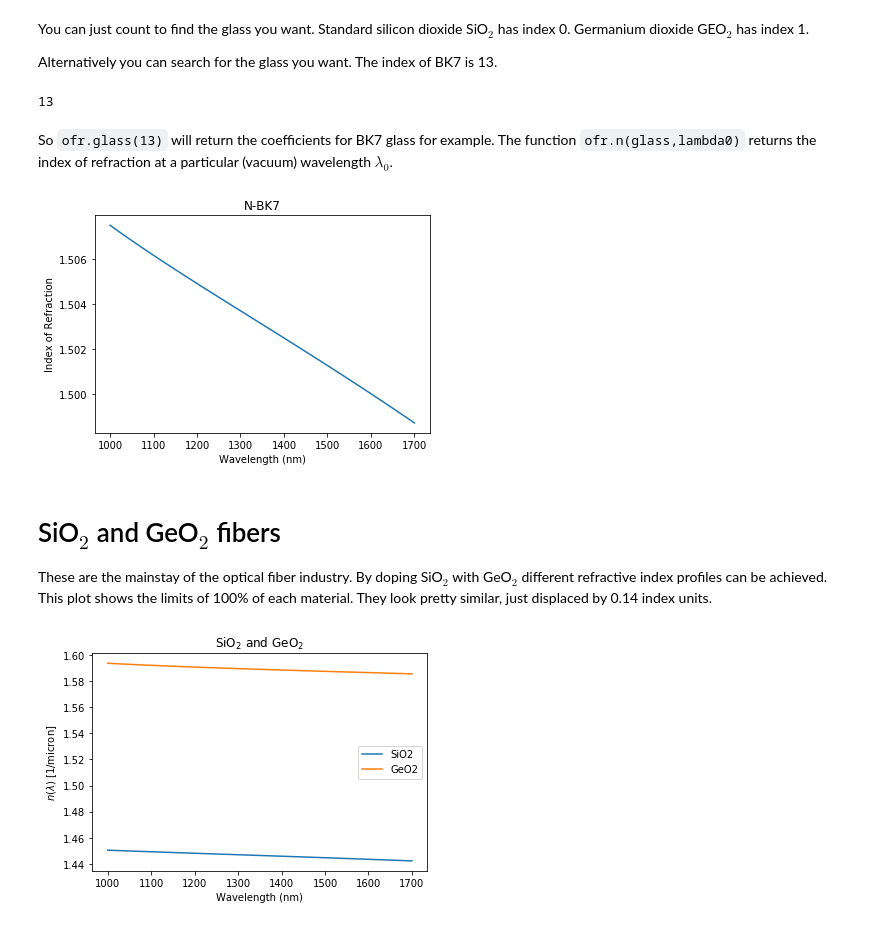
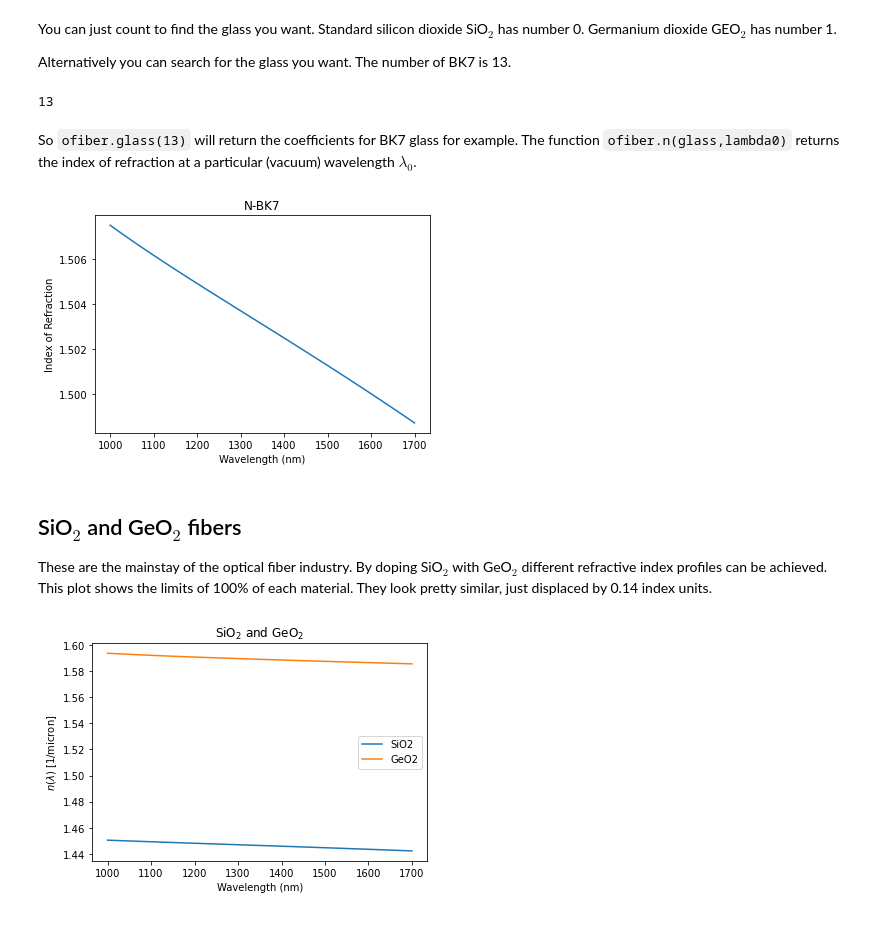
Before and after one commit to scottprahl/ofiber, a Jupyter notebook: docs/1-Refractive-Index.ipynb, the cells around one changed output. Drawn from its saved outputs; the diff is of its cells as text; code cells hidden in the pictures.

```diff
--- a/docs/1-Refractive-Index.ipynb
+++ b/docs/1-Refractive-Index.ipynb
@@ -46,7 +39,7 @@ print(ofr.ALL_GLASS_NAMES)
  'P-SF68' 'P-SF69' 'P-SF8' 'P-SK57' 'P-SK57' 'P-SK58' 'P-SK60' 'SF1'
  'SF10' 'SF11' 'SF2' 'SF4' 'SF5' 'SF56A' 'SF57']
 # %% [markdown]
-You can just count to find the glass you want.  Standard silicon dioxide SiO$_2$ has index 0.  Germanium dioxide GEO$_2$ has index 1.
+You can just count to find the glass you want.  Standard silicon dioxide SiO$_2$ has number 0.  Germanium dioxide GEO$_2$ has number 1.
 
-Alternatively you can search for the glass you want.  The index of BK7 is 13.
+Alternatively you can search for the glass you want.  The number of BK7 is 13.
 # %%
@@ -54,21 +47,21 @@ ofr.find_glass("BK7")
 # %% [output]
 13
 # %% [markdown]
-So `ofr.glass(13)` will return the coefficients for BK7 glass for example.  The function `ofr.n(glass,lambda0)` returns the index of refraction at a particular (vacuum) wavelength $\lambda_0$.
+So `ofiber.glass(13)` will return the coefficients for BK7 glass for example.  The function `ofiber.n(glass,lambda0)` returns the index of refraction at a particular (vacuum) wavelength $\lambda_0$.
 # %%
-glass = ofr.glass(13)
-name = ofr.glass_name(13)
+glass = ofiber.glass(13)
+name = ofiber.glass_name(13)
 lambda0 = np.linspace(1000,1700,100)*1e-9
-n = ofr.n(glass,lambda0)
+n = ofiber.n(glass,lambda0)
 plt.plot(lambda0*1e9,n)
 plt.title(name)
 plt.xlabel('Wavelength (nm)')
 plt.ylabel('Index of Refraction')
 plt.show()
 # %% [output]
-[figure, old version]
+[figure, new version]
 # %% [markdown]
-# SiO$_2$ and GeO$_2$ fibers
+## SiO$_2$ and GeO$_2$ fibers
 
 These are the mainstay of the optical fiber industry.  By doping SiO$_2$ with GeO$_2$ different refractive index profiles can be achieved.  This plot shows the limits of 100% of each material.  They look pretty similar, just displaced by 0.14 index units.
 # %%
```
Also changed, not shown: parts of 13 cells of this notebook, 4 other files.
